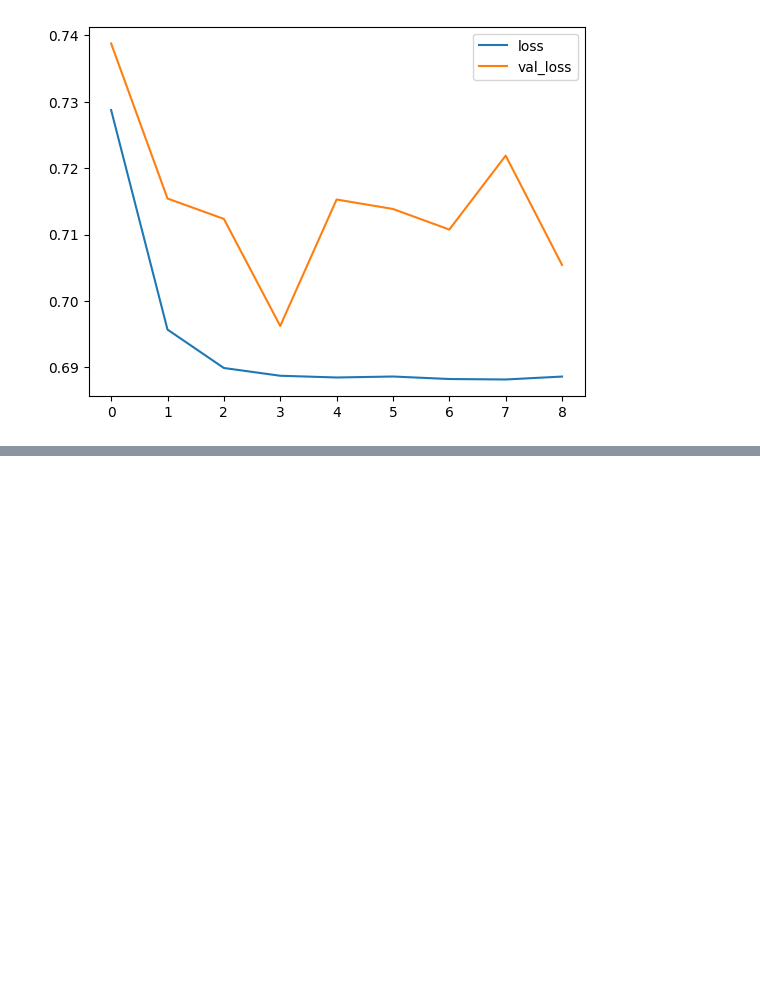
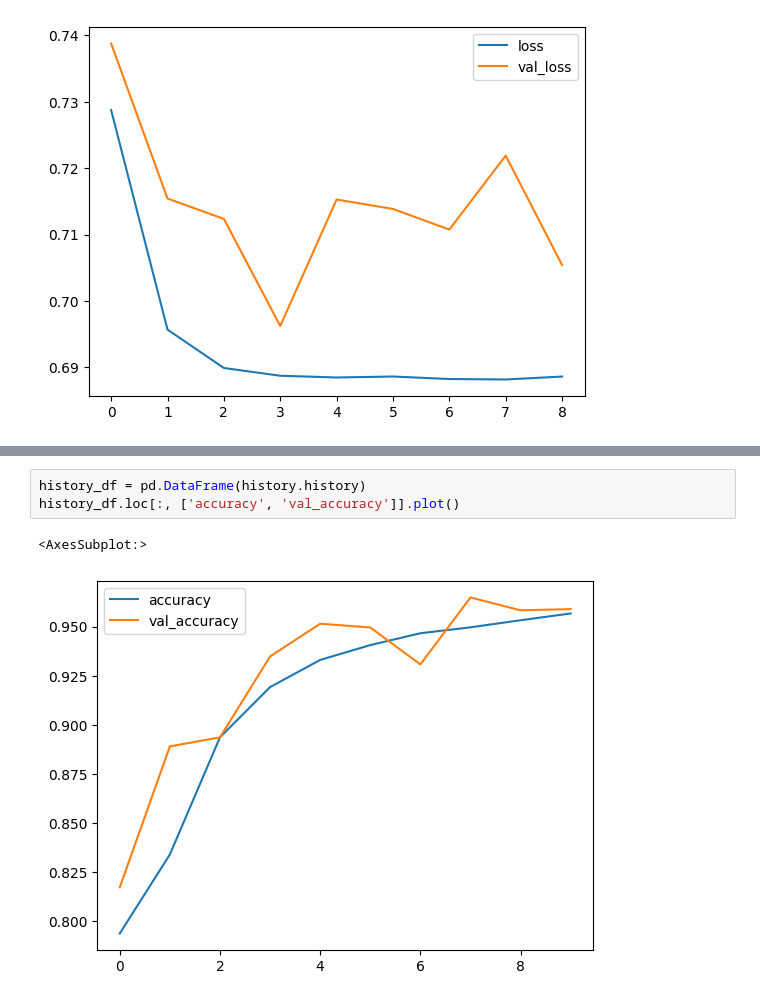
Before and after one commit to benmessao/PFE, a Jupyter notebook: source/deep learning/sequence_creation.ipynb, the cells around one changed output, grey strips where cells are left out. Drawn from its saved outputs; the diff is of its cells as text; blank space fills up the shorter version.

```diff
--- a/source/deep learning/sequence_creation.ipynb
+++ b/source/deep learning/sequence_creation.ipynb
@@ -699,0 +732,6 @@ Epoch 1/10
+# %%
+history_df = pd.DataFrame(history.history)
+history_df.loc[:, ['accuracy', 'val_accuracy']].plot()
+# %% [output]
+<AxesSubplot:>
+[figure, added]
```
Also changed, not shown: parts of 6 cells of this notebook.
